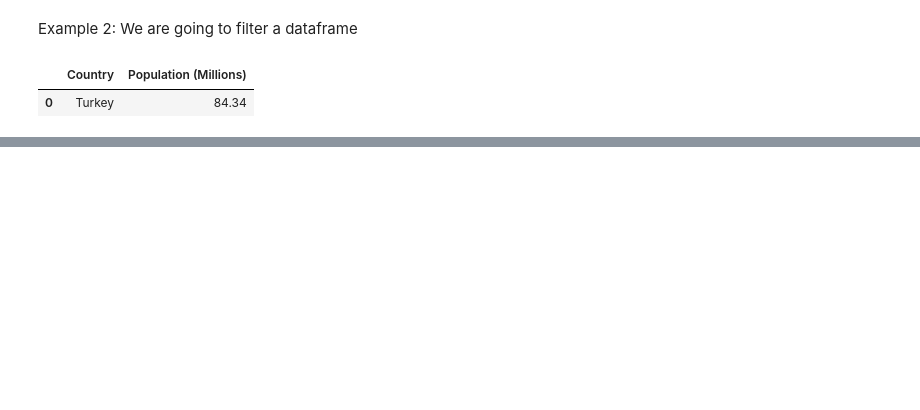
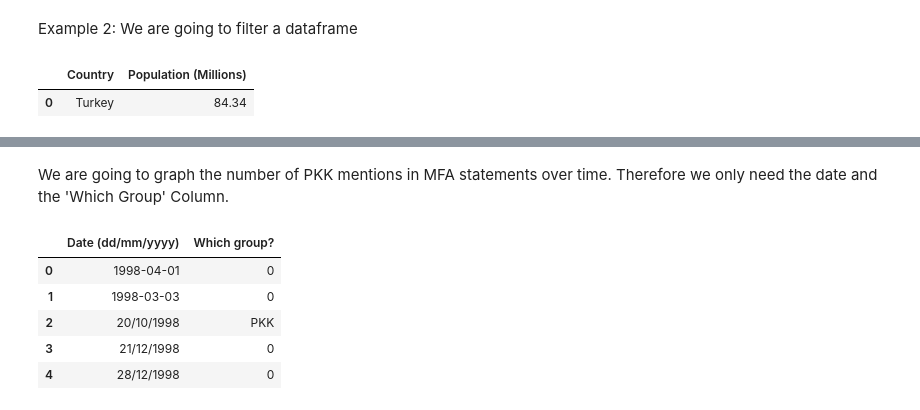
Before and after one commit to DiweenHawezy/Python-Workshop, a Jupyter notebook: PythonExample.ipynb, the cells around one changed output, grey strips where cells are left out. Drawn from its saved outputs; the diff is of its cells as text; code cells hidden in the pictures; blank space fills up the shorter version.

```diff
--- a/PythonExample.ipynb
+++ b/PythonExample.ipynb
@@ -49,0 +173,13 @@ TurkeyRow
+# %% [markdown]
+We are going to graph the number of PKK mentions in MFA statements over time. Therefore we only need the date and the 'Which Group' Column.
+# %%
+ForeignMinistryStatements = ForeignMinistryStatements[['Date (dd/mm/yyyy)', 'Which group?']]
+
+ForeignMinistryStatements.head(5)
+# %% [output]
+|  | Date (dd/mm/yyyy) | Which group? |
+| 0 | 1998-04-01 | 0 |
+| 1 | 1998-03-03 | 0 |
+| 2 | 20/10/1998 | PKK |
+| 3 | 21/12/1998 | 0 |
+| 4 | 28/12/1998 | 0 |
```
Also changed, not shown: parts of 27 cells of this notebook, 2 other files.
